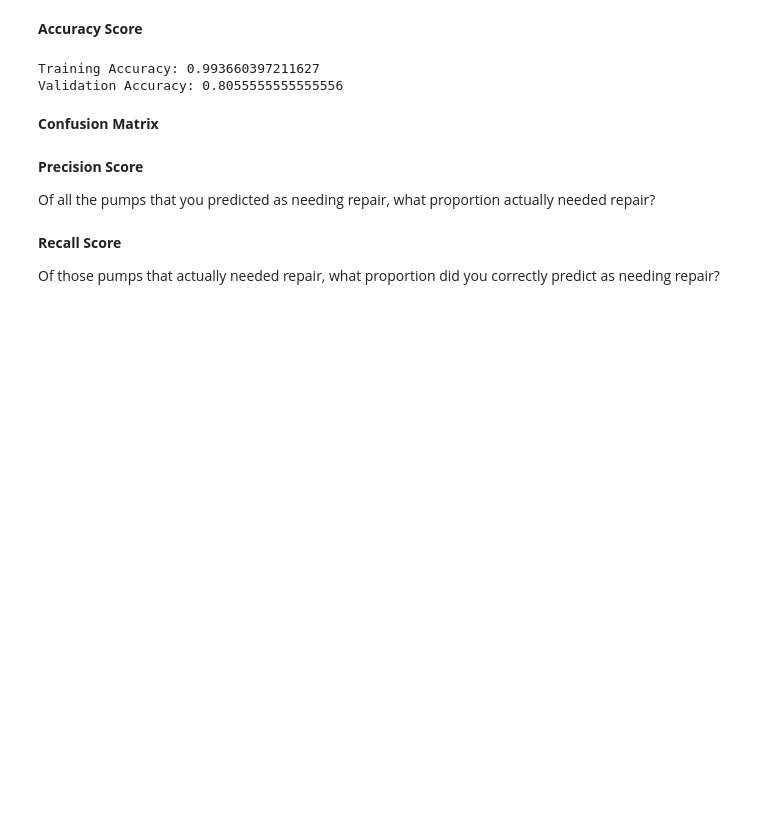
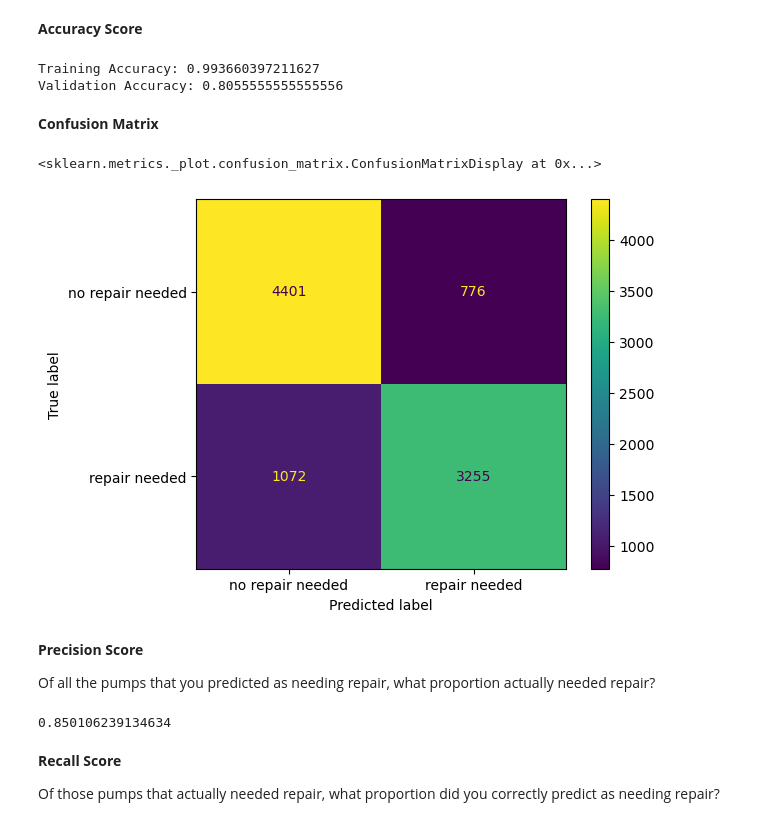
Before and after one commit to ayebaishmo/Classification-metrics, a Jupyter notebook: module4-classification-metrics/JDS_SHR_224_guided_project_notes.ipynb, the cells around one changed output. Cells and saved outputs as stored; diff of their text form; code cells hidden in the pictures; blank space fills up the shorter version.

Commit message:
Used confusion matrix, precision and recall to case study

```diff
--- a/module4-classification-metrics/JDS_SHR_224_guided_project_notes.ipynb
+++ b/module4-classification-metrics/JDS_SHR_224_guided_project_notes.ipynb
@@ -234,9 +232,27 @@ plot_confusion_matrix =
+# %%
+from sklearn.metrics import ConfusionMatrixDisplay
+plot_confusion_matrix = ConfusionMatrixDisplay.from_estimator
+plot_confusion_matrix(
+    model,
+    X_val,
+    y_val,
+    values_format='.0f',
+    display_labels = ['no repair needed', 'repair needed']
+)
+# %% [output]
+<sklearn.metrics._plot.confusion_matrix.ConfusionMatrixDisplay at 0x...>
+[figure, added]
 # %% [markdown]
 **Precision Score**
 
 Of all the pumps that you predicted as needing repair, what proportion actually needed repair?
 # %%
 # precision = tp / (tp + fp)
+# %%
+precision = 4401 / (4401 + 776)
+precision
+# %% [output]
+0.850106239134634
 # %% [markdown]
 **Recall Score**
 
```
Also changed, not shown: parts of 14 cells of this notebook.
